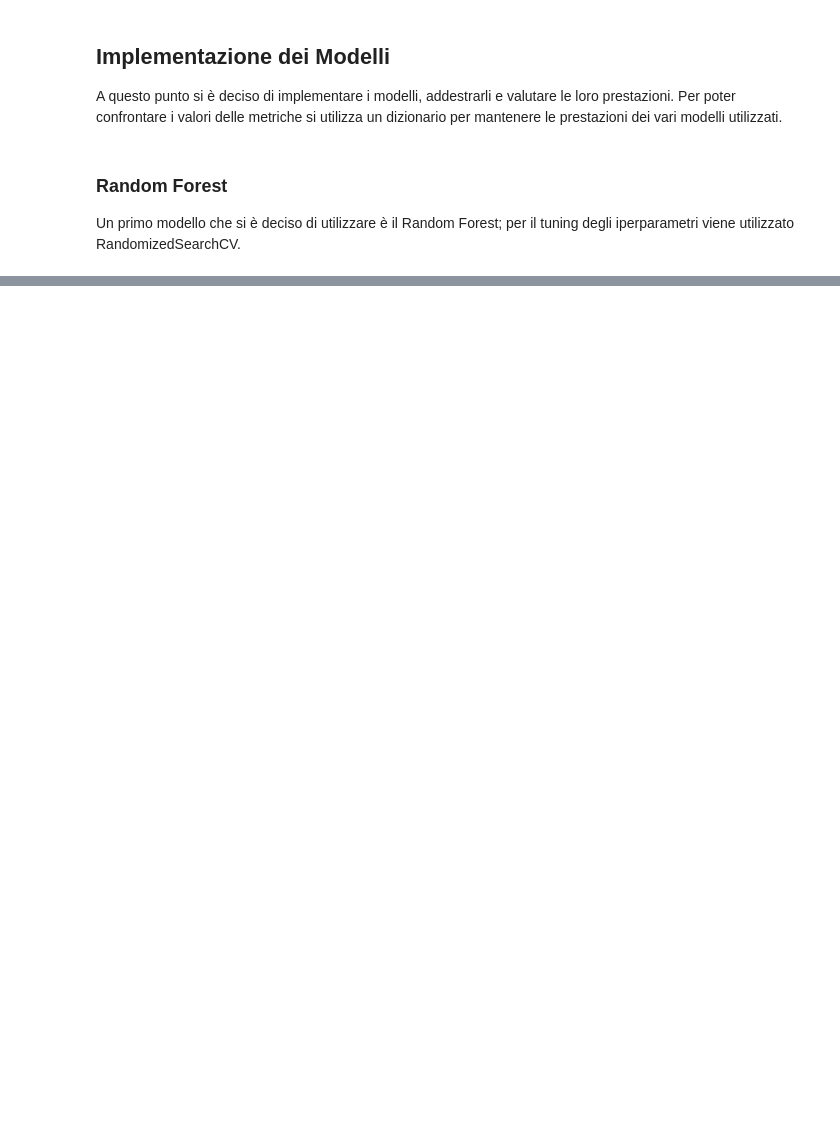
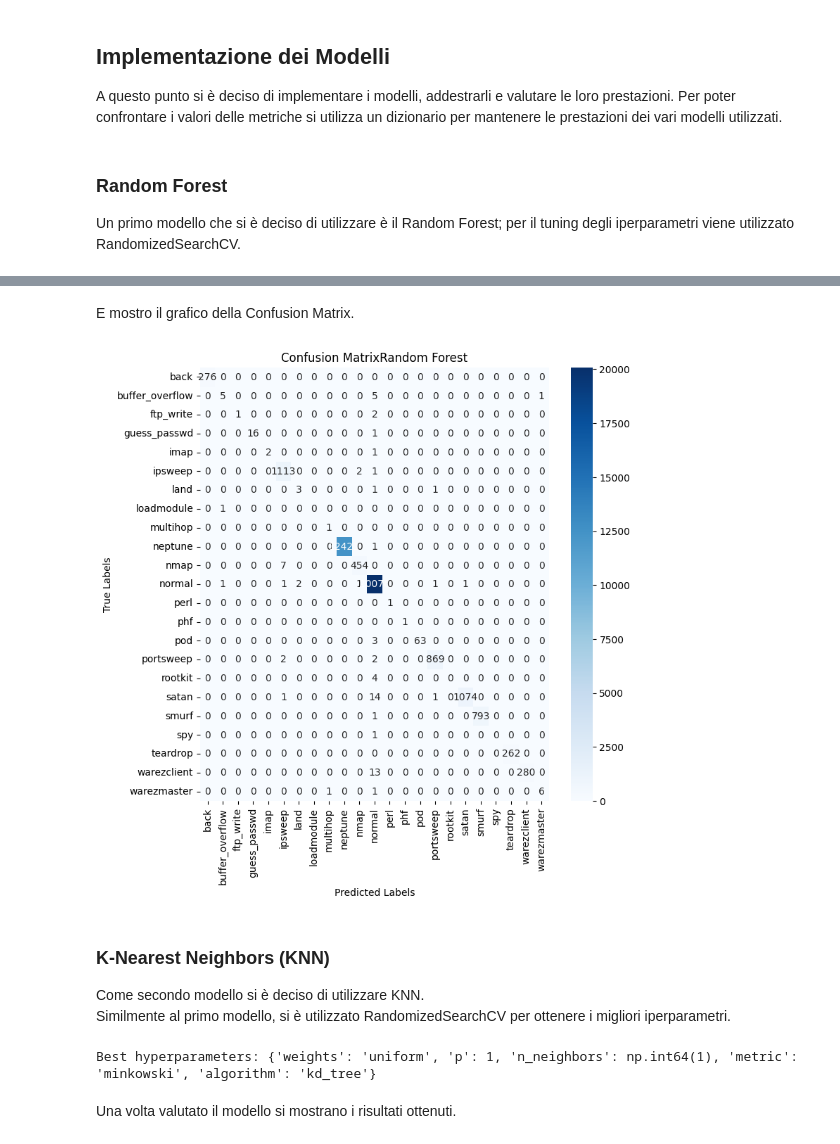
Before and after one commit to alessandro-cortese/Intrusion-Detection, a Jupyter notebook: intrusion_detection.ipynb, the cells around one changed output, grey strips where cells are left out. Drawn from its saved outputs; the diff is of its cells as text; code cells hidden in the pictures; blank space fills up the shorter version.

Commit message:
Update
Done Random Forest and KNN, start MPL.

```diff
--- a/intrusion_detection.ipynb
+++ b/intrusion_detection.ipynb
@@ -224,13 +255,22 @@ $\\ MCC = \frac{TP \cdot TN - FP \cdot FN}{\sqrt{(TP + FP)(TP + FN)(TN + FP)(TN
 # %%
 # Definizione di una funzione per valutare le metriche di valutazione dei modelli utilizzati per il task di interesse
-def evaluate_model(y_true, y_pred, y_prob=None, num_classes=None):
+def evaluate_model(y_true, y_pred):
     metrics = {}
 
     # Accuracy
     metrics['Accuracy'] = accuracy_score(y_true, y_pred)
 
     # Media Geometrica
-    metrics['Geometric Mean'] = geometric_mean_score(y_true, y_pred, average='macro', samples=num_classes)
+    metrics['Geometric Mean'] = geometric_mean_score(y_true, y_pred, average='macro')
+
+    # Precision
+    metrics['Precision'] = precision_score(y_true, y_pred, average='macro')
+
+    # Recall
+    metrics['Recall'] = recall_score(y_true, y_pred, average='macro')
+
+    # F1-Score
+    metrics['F1-Score'] = f1_score(y_true, y_pred, average='macro')
 
     # Confusion Matrix
     metrics['Confusion Matrix'] = confusion_matrix(y_true, y_pred)
@@ -241,22 +281,18 @@ def evaluate_model(y_true, y_pred, y_prob=None, num_classes=None):
     # Matthews Correlation Coefficient (MCC)
     metrics['MCC'] = matthews_corrcoef(y_true, y_pred)
 
-    # ROC Curve e AUC (se disponibile y_prob per calcolare l'AUC)
-    if y_prob is not None:
-        fpr, tpr, thresholds = roc_curve(y_true, y_prob, pos_label=1)  # Cambia `pos_label` a seconda del tuo caso
-        metrics['ROC Curve'] = (fpr, tpr)
-        metrics['AUC'] = auc(fpr, tpr)
+    return metrics
+
+def show_confusion_matrix_heatmap(name, y_true, y_pred):
 
     # Heatmap della Confusion Matrix
     cm = confusion_matrix(y_true, y_pred)
-    plt.figure(figsize=(8, 6))
-    sns.heatmap(cm, annot=True, fmt="d", cmap="Blues", xticklabels=np.unique(y_true), yticklabels=np.unique(y_true))
-    plt.title('Confusion Matrix')
-    plt.xlabel('Predicted Labels')
-    plt.ylabel('True Labels')
+    fig, ax = plt.subplots(figsize=(8, 8))
+    sns.heatmap(cm, annot=True, fmt="d", cmap="Blues", xticklabels=np.unique(y_true), yticklabels=np.unique(y_true), ax=ax)
+    ax.set_title('Confusion Matrix' + name)
+    ax.set_xlabel('Predicted Labels')
+    ax.set_ylabel('True Labels')
     plt.show()
-
-    return metrics
 # %% [markdown]
 ## Implementazione dei Modelli
 
@@ -330,0 +367,41 @@ TypeError: got an unexpected keyword argument 'samples'
+# %% [markdown]
+E mostro il grafico della Confusion Matrix.
+# %%
+show_confusion_matrix_heatmap('Random Forest', y_test, y_pred_rf)
+# %% [output]
+[figure, added]
+# %% [markdown]
+### K-Nearest Neighbors (KNN)
+
+Come secondo modello si è deciso di utilizzare KNN.<br>
+Similmente al primo modello, si è utilizzato RandomizedSearchCV per ottenere i migliori iperparametri.
+# %%
+model_name = "KNN"
+
+param_dist = {
+    'n_neighbors': np.arange(1, 31),                                                # Numero di vicini da usare
+    'weights': ['uniform', 'distance'],                                             # Funzione di peso usata per la previsione
+    'metric': ['euclidean', 'manhattan', 'minkowski', 'chebyshev'],                 # Metrica di distanza
+    'p': [1, 2, 3],                                                                 # Parametro di potenza per la metrica Minkowski
+    'algorithm': ['auto', 'ball_tree', 'kd_tree', 'brute'],                         # Algoritmo usato per trovare i vicini
+}
+
+knn_model = KNeighborsClassifier()
+
+# Configurazione di RandomizedSearchCV con cross-validation a 5 fold
+random_search = RandomizedSearchCV(
+    estimator=knn_model,
+    param_distributions=param_dist,
+    n_iter=30,                                                                      # Numero di configurazioni di parametri campionate
+    cv=5,                                                                           # Cross-validation a 5 fold
+    scoring='accuracy',
+    n_jobs=-1,
+    random_state=42
+)
+
+
+random_search.fit(X_resampled, y_resampled)
+best_params = random_search.best_params_
+print("Best hyperparameters:", random_search.best_params_)
+# %% [output]
+Best hyperparameters: {'weights': 'uniform', 'p': 1, 'n_neighbors': np.int64(1), 'metric': 'minkowski', 'algorithm': 'kd_tree'}
@@ -330,0 +419,2 @@ TypeError: got an unexpected keyword argument 'samples'
+# %% [markdown]
+Una volta valutato il modello si mostrano i risultati ottenuti.
```
Also changed, not shown: parts of 16 cells of this notebook, 6 other files.
